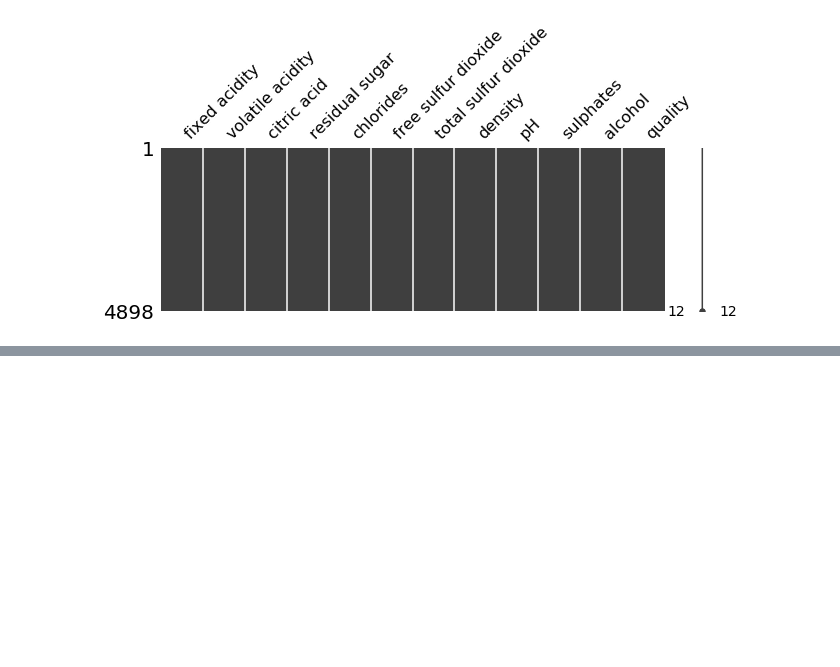
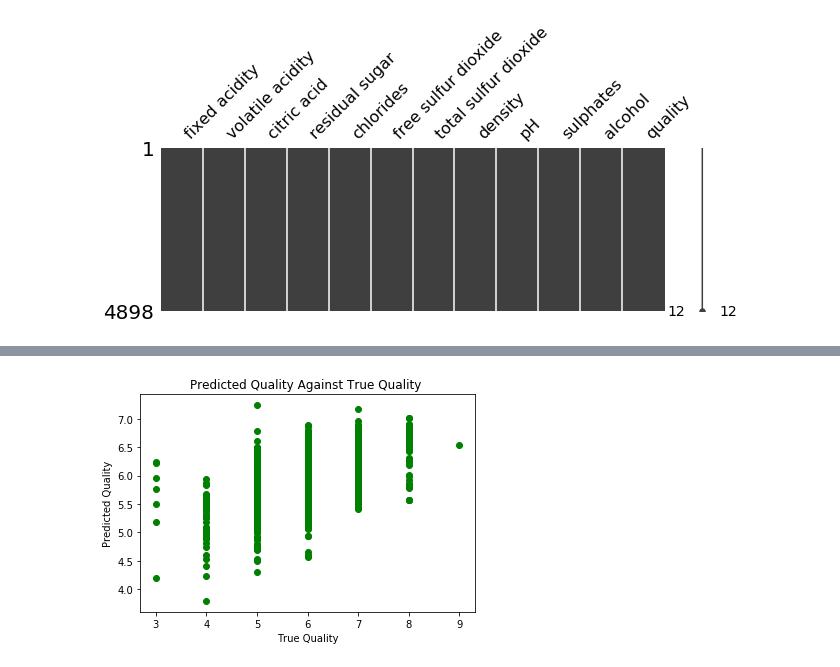
Before and after one commit to Rpmalukani22/Wine-Quality-Prediction, a Jupyter notebook: OEP.ipynb, the cells around one changed output, grey strips where cells are left out. Cells and saved outputs as stored; diff of their text form; code cells hidden in the pictures; blank space fills up the shorter version.

```diff
--- a/OEP.ipynb
+++ b/OEP.ipynb
@@ -34,0 +76,3 @@ msno.bar(df).plot()
+# %%
+# Adding extra Columnt
+X = np.append(arr = np.ones((X.shape[0], 1)), values = X, axis = 1)
@@ -34,0 +94,13 @@ msno.bar(df).plot()
+# %%
+# Splitting the data
+X_train, X_test, y_train, y_test = train_test_split(X, y)
+# %%
+# Scaling the data
+scaler = StandardScaler()
+X_train = scaler.fit_transform(X_train)
+X_test = scaler.transform(X_test)
+# %%
+# Linear regressiong
+regressor = LinearRegression()
+regressor.fit(X_train, y_train)
+predictions = regressor.predict(X_test)
@@ -34,0 +146,10 @@ msno.bar(df).plot()
+# %%
+# Displaying the results
+import matplotlib.pylab as plt
+plt.scatter(y_test, predictions, c='g')
+plt.xlabel('True Quality')
+plt.ylabel('Predicted Quality')
+plt.title('Predicted Quality Against True Quality ')
+plt.show()
+# %% [output]
+[figure, added]
```
Also changed, not shown: parts of 14 cells of this notebook, 3 other files.
